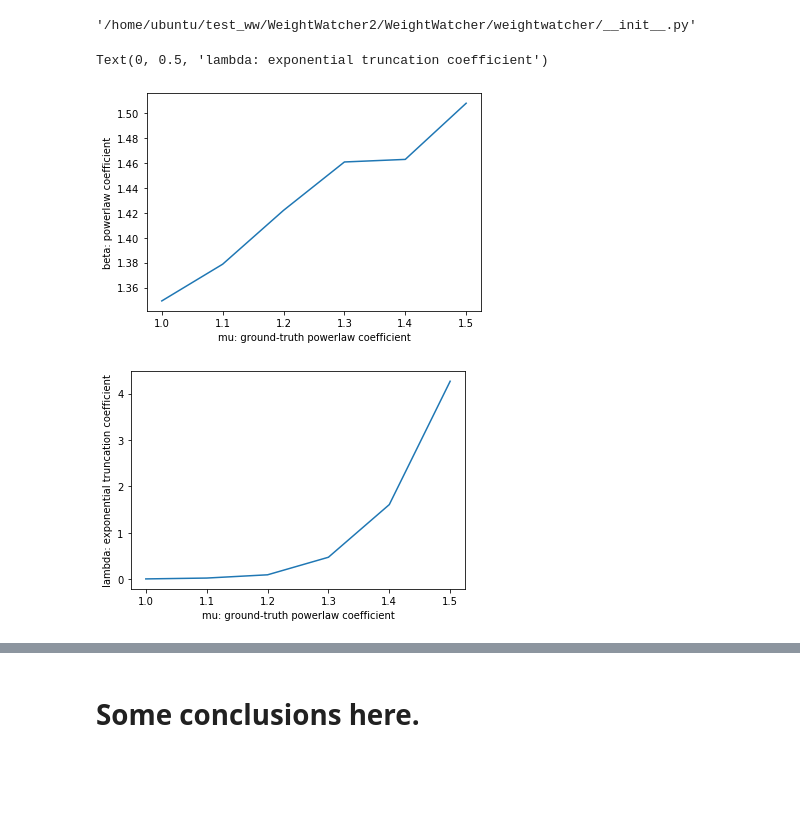
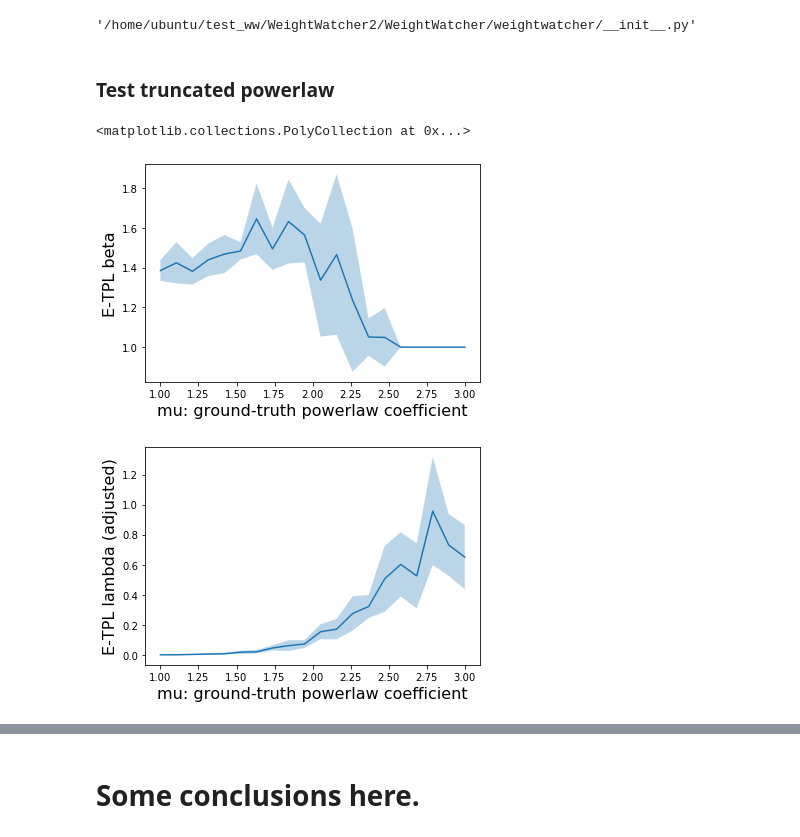
Before and after one commit to nsfzyzz/Generalization_metrics_for_NLP, a Jupyter notebook: visualization/Check_scale_invariance.ipynb, the cells around one changed output, grey strips where cells are left out. Drawn from its saved outputs; the diff is of its cells as text; code cells hidden in the pictures; blank space fills up the shorter version.

```diff
--- a/visualization/Check_scale_invariance.ipynb
+++ b/visualization/Check_scale_invariance.ipynb
@@ -25,11 +25,15 @@ def generate_pdfs(mu = 1):
     evals = evals[5:]
 
     return evals
+# %% [markdown]
+### Test truncated powerlaw
 # %%
-num_exps = 20
+num_exps = 10
 alphas_final = []
+alphas_final_std = []
 lambdas_final = []
-mu_list = [1.0, 1.1, 1.2, 1.3, 1.4, 1.5]
+lambdas_final_std = []
+mu_list = np.linspace(1.0, 3.0, 20)
 
 for mu in mu_list:
     alphas = []
@@ -37,23 +41,32 @@ for mu in mu_list:
     for exp in range(num_exps):
         evals = generate_pdfs(mu = mu)
         watcher = ww.WeightWatcher(model=None)
-        new_fit = watcher.fit_powerlaw(evals, xmax = np.max(evals), plot=False, distribution='truncated_power_law')
-        alphas.append(new_fit[0])
-        lambdas.append(new_fit[-2])
+        alpha, xmin, xmax, D, sigma, num_pl_spikes, best_fit, exponent, sigma_var = \
+            watcher.fit_powerlaw(evals, xmax = np.max(evals), plot=False, distribution='truncated_power_law')
+        alphas.append(alpha)
+        lambdas.append(exponent*xmin)
     alphas_final.append(np.mean(alphas))
     lambdas_final.append(np.mean(lambdas))
+    alphas_final_std.append(np.std(alphas))
+    lambdas_final_std.append(np.std(lambdas))
+# %%
+alphas_final = np.array(alphas_final)
+lambdas_final = np.array(lambdas_final)
+alphas_final_std = np.array(alphas_final_std)
+lambdas_final_std = np.array(lambdas_final_std)
 # %%
-mu_list = [1.0, 1.1, 1.2, 1.3, 1.4, 1.5]
 fig, ax = plt.subplots()
 ax.plot(mu_list, alphas_final)
-ax.set_xlabel("mu: ground-truth powerlaw coefficient")
-ax.set_ylabel("beta: powerlaw coefficient")
+ax.set_xlabel("mu: ground-truth powerlaw coefficient", fontsize = 16)
+ax.set_ylabel("E-TPL beta", fontsize = 16)
+ax.fill_between(mu_list, alphas_final - alphas_final_std, alphas_final + alphas_final_std, alpha=0.3)
 
 fig, ax = plt.subplots()
 ax.plot(mu_list, lambdas_final)
-ax.set_xlabel("mu: ground-truth powerlaw coefficient")
-ax.set_ylabel("lambda: exponential truncation coefficient")
+ax.set_xlabel("mu: ground-truth powerlaw coefficient", fontsize = 16)
+ax.set_ylabel("E-TPL lambda (adjusted)", fontsize = 16)
+ax.fill_between(mu_list, lambdas_final - lambdas_final_std, lambdas_final + lambdas_final_std, alpha=0.3)
 # %% [output]
-Text(0, 0.5, 'lambda: exponential truncation coefficient')
+<matplotlib.collections.PolyCollection at 0x...>
-[figure, old version]
+[figure, new version]
-[figure, old version]
+[figure, new version]
```
Also changed, not shown: parts of 7 cells of this notebook.
